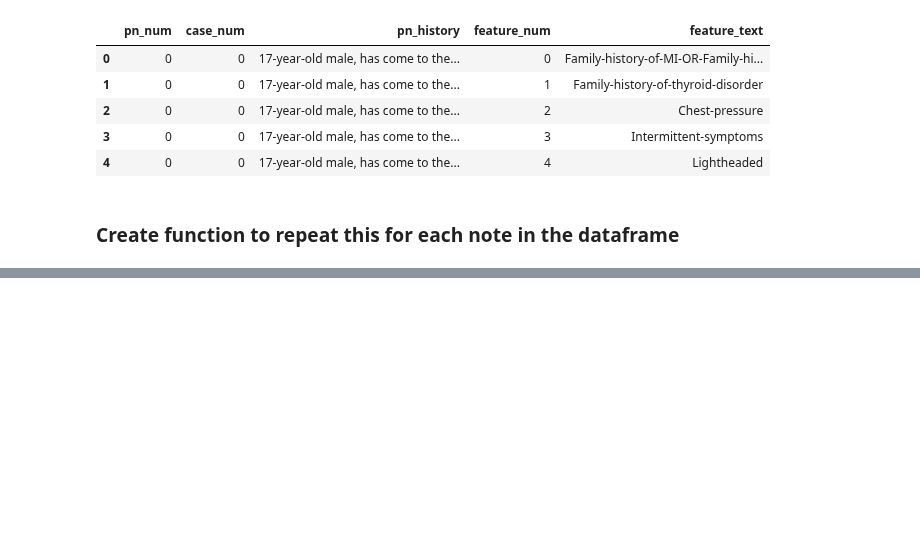
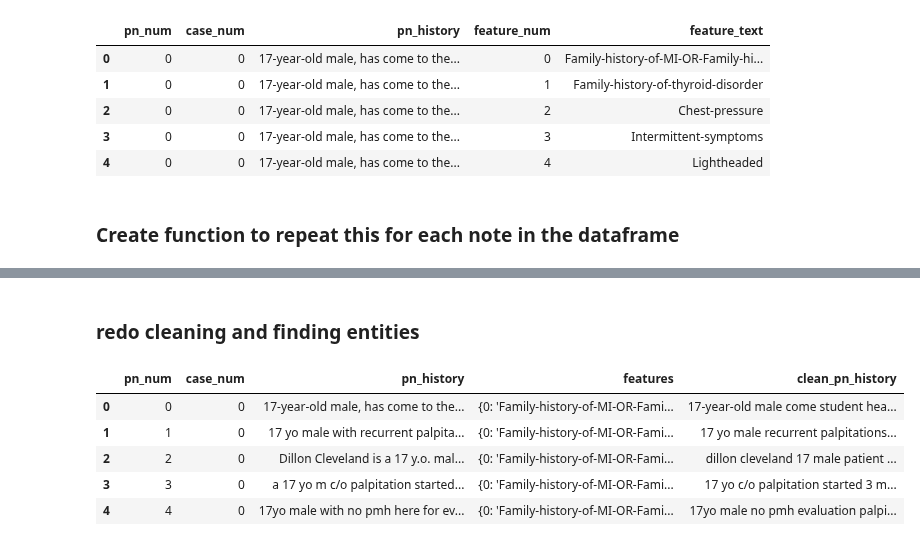
Before and after one commit to codeup-nlp-capstone/clinical_patient_notes, a Jupyter notebook: scott_scispacy_nb.ipynb, the cells around one changed output, grey strips where cells are left out. Cells and saved outputs as stored; diff of their text form; code cells hidden in the pictures; blank space fills up the shorter version.

```diff
--- a/scott_scispacy_nb.ipynb
+++ b/scott_scispacy_nb.ipynb
@@ -172,0 +225,12 @@ Name: clean_notes_history_entities, dtype: object
+# %% [markdown]
+### redo cleaning and finding entities
+# %%
+notes_features2["clean_pn_history"] = notes_features2["pn_history"].apply(prepare_jag.basic_clean3).apply(prepare_jag.remove_stopwords, exclude_words=["no"])
+notes_features2.head()
+# %% [output]
+|  | pn_num | case_num | pn_history | features | clean_pn_history |
+| 0 | 0 | 0 | 17-year-old male, has come to the... | {0: 'Family-history-of-MI-OR-Fami... | 17-year-old male come student hea... |
+| 1 | 1 | 0 | 17 yo male with recurrent palpita... | {0: 'Family-history-of-MI-OR-Fami... | 17 yo male recurrent palpitations... |
+| 2 | 2 | 0 | Dillon Cleveland is a 17 y.o. mal... | {0: 'Family-history-of-MI-OR-Fami... | dillon cleveland 17 male patient ... |
+| 3 | 3 | 0 | a 17 yo m c/o palpitation started... | {0: 'Family-history-of-MI-OR-Fami... | 17 yo c/o palpitation started 3 m... |
+| 4 | 4 | 0 | 17yo male with no pmh here for ev... | {0: 'Family-history-of-MI-OR-Fami... | 17yo male no pmh evaluation palpi... |
```
Also changed, not shown: parts of 11 cells of this notebook.
